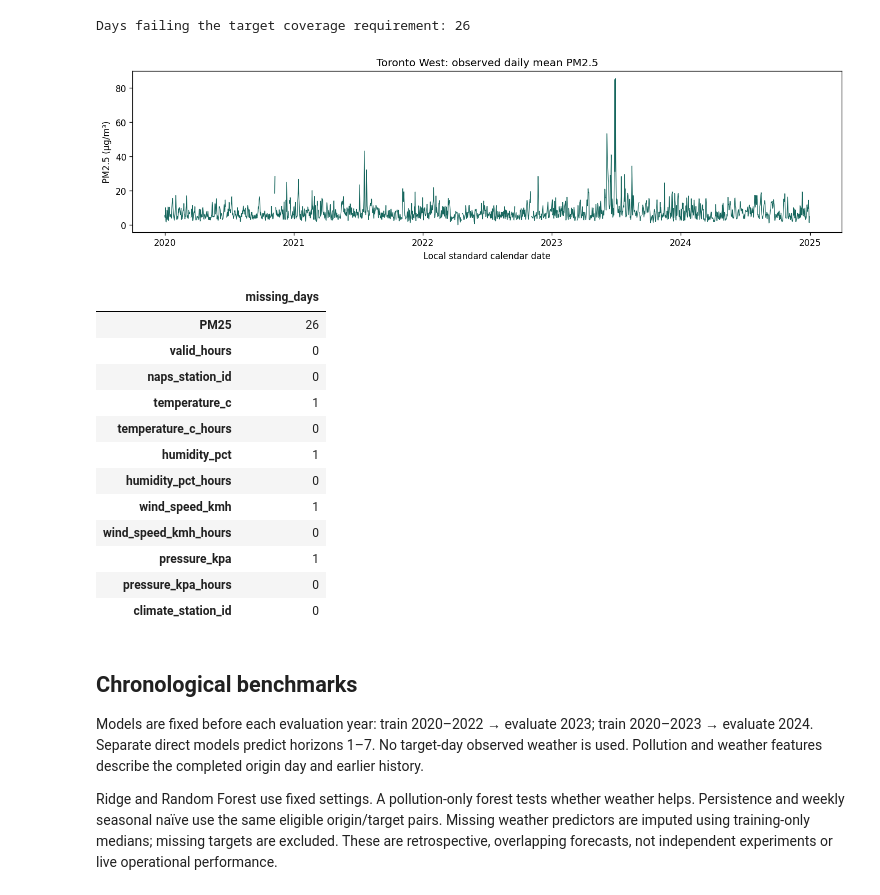
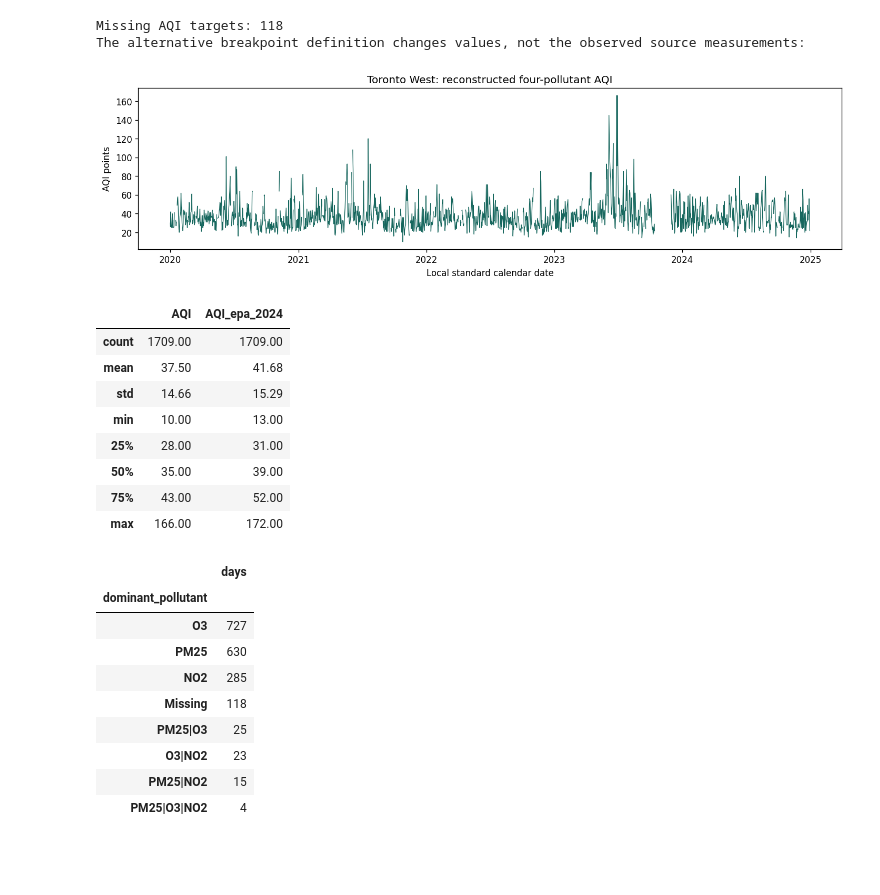
Before and after one commit to AhmedOT22/Air-Quality-Forecasting, a Jupyter notebook: AirQuality.ipynb, the cells around one changed output. Cells and saved outputs as stored; diff of their text form; code cells hidden in the pictures; blank space fills up the shorter version.

```diff
--- a/AirQuality.ipynb
+++ b/AirQuality.ipynb
@@ -14,20 +15,17 @@ Downloading refreshed raw data is a separate, explicit step: `python data_source
 # %%
 from pathlib import Path
-import hashlib
-import json
+import hashlib, json
 import pandas as pd
 from IPython.display import display, Image
 from forecast import load_data, run
-
 ROOT = Path.cwd()
-if not (ROOT / "forecast.py").exists():
-    raise RuntimeError("Launch this notebook from the repository root.")
-INPUT = ROOT / "data/processed/daily_pm25.csv"
+INPUT = ROOT / "data/processed/daily_aqi.csv"
 manifest = json.loads(INPUT.with_suffix(".manifest.json").read_text())
 assert hashlib.sha256(INPUT.read_bytes()).hexdigest() == manifest["prepared_sha256"]
 frame = load_data(INPUT)
-print(f"{len(frame):,} calendar days; {frame.PM25.notna().sum():,} observed targets")
+print("Target:", manifest["target"], "—", manifest["standard"])
+print("Scope:", manifest["scope"])
+print(f"{len(frame):,} calendar days; {frame.AQI.notna().sum():,} complete AQI targets")
 print("Pollution station:", manifest["naps_station"]["Station_Name"])
-print("Weather station:", manifest["weather_station"]["properties"]["STATION_NAME"])
-display(pd.DataFrame(manifest["annual_quality"]))
+display(frame.groupby(frame.index.year)[["AQI", "PM25_AQI", "O3_AQI", "NO2_AQI", "SO2_AQI"]].count().rename_axis("year"))
 # %% [output]
@@ -53,38 +57,33 @@ remain a comparability limitation even though the site is unchanged.
 # %%
 import matplotlib.pyplot as plt
 fig, ax = plt.subplots(figsize=(12, 3.5))
-ax.plot(frame.index, frame.PM25, color="#17675e", linewidth=0.8)
-ax.set(title="Toronto West: observed daily mean PM2.5", ylabel="PM2.5 (µg/m³)", xlabel="Local standard calendar date")
-fig.tight_layout()
-plt.show()
-print("Days failing the target coverage requirement:", frame.PM25.isna().sum())
-display(frame.isna().sum().rename("missing_days").to_frame())
+ax.plot(frame.index, frame.AQI, color="#17675e", linewidth=.8)
+ax.set(title="Toronto West: reconstructed four-pollutant AQI", ylabel="AQI points", xlabel="Local standard calendar date")
+fig.tight_layout(); plt.show()
+print("Missing AQI targets:", frame.AQI.isna().sum())
+print("The alternative breakpoint definition changes values, not the observed source measurements:")
+display(frame[["AQI", "AQI_epa_2024"]].describe().round(2))
+display(frame.dominant_pollutant.fillna("Missing").value_counts().rename("days").to_frame())
 # %% [output]
-Days failing the target coverage requirement: 26
+Missing AQI targets: 118
+The alternative breakpoint definition changes values, not the observed source measurements:
-[figure, old version]
+[figure, new version]
-|  | missing_days |
-| PM25 | 26 |
-| valid_hours | 0 |
-| naps_station_id | 0 |
-| temperature_c | 1 |
-| temperature_c_hours | 0 |
-| humidity_pct | 1 |
-| humidity_pct_hours | 0 |
-| wind_speed_kmh | 1 |
-| wind_speed_kmh_hours | 0 |
-| pressure_kpa | 1 |
-| pressure_kpa_hours | 0 |
-| climate_station_id | 0 |
+|  | AQI | AQI_epa_2024 |
+| count | 1709.00 | 1709.00 |
+| mean | 37.50 | 41.68 |
+| std | 14.66 | 15.29 |
+| min | 10.00 | 13.00 |
+| 25% | 28.00 | 31.00 |
+| 50% | 35.00 | 39.00 |
+| 75% | 43.00 | 52.00 |
+| max | 166.00 | 172.00 |
+|  | days |
+| dominant_pollutant |  |
+| O3 | 727 |
+| PM25 | 630 |
+| NO2 | 285 |
+| Missing | 118 |
+| PM25|O3 | 25 |
+| O3|NO2 | 23 |
+| PM25|NO2 | 15 |
+| PM25|O3|NO2 | 4 |
-# %% [markdown]
-## Chronological benchmarks
-
-Models are fixed before each evaluation year: train 2020–2022 → evaluate 2023;
-train 2020–2023 → evaluate 2024. Separate direct models predict horizons 1–7.
-No target-day observed weather is used. Pollution and weather features describe
-the completed origin day and earlier history.
-
-Ridge and Random Forest use fixed settings. A pollution-only forest tests whether
-weather helps. Persistence and weekly seasonal naïve use the same eligible
-origin/target pairs. Missing weather predictors are imputed using training-only
-medians; missing targets are excluded. These are retrospective, overlapping
-forecasts, not independent experiments or live operational performance.
```
Also changed, not shown: parts of 11 cells of this notebook, 31 other files.
